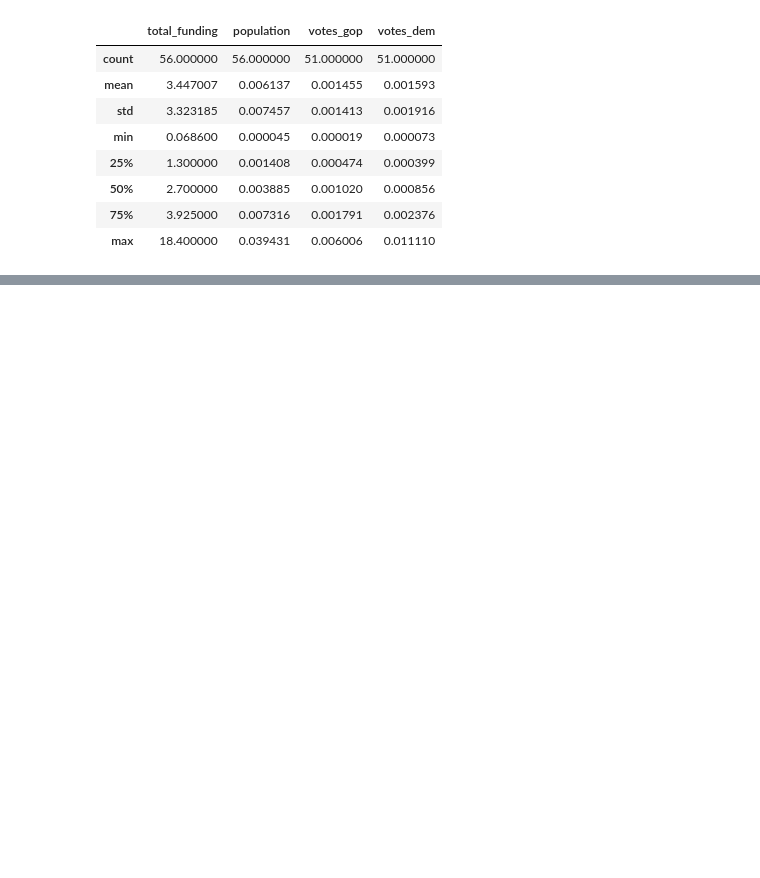
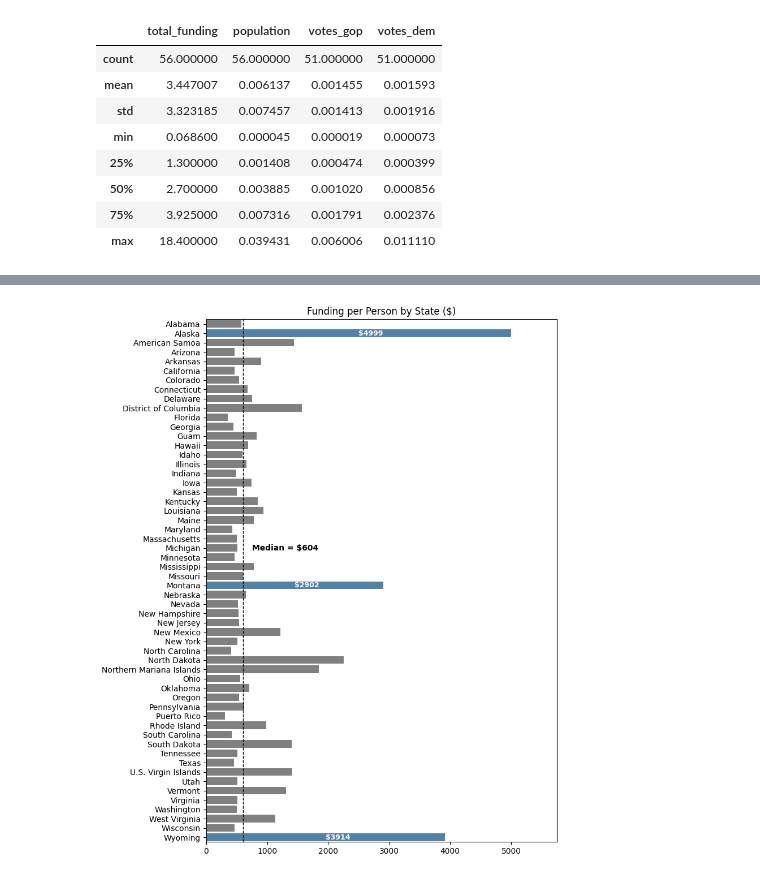
Before and after one commit to hellojohncruz/DATA-608, a Jupyter notebook: Story 01/jobs_act_allocation.ipynb, the cells around one changed output, grey strips where cells are left out. Cells and saved outputs as stored; diff of their text form; code cells hidden in the pictures; blank space fills up the shorter version.

```diff
--- a/Story 01/jobs_act_allocation.ipynb
+++ b/Story 01/jobs_act_allocation.ipynb
@@ -240,0 +340,63 @@ analysis_df.describe()
+# %%
+analysis_df['funding_ratio'] = analysis_df['total_funding'] /analysis_df['population']
+# %%
+plt.figure(figsize=(8, 12))
+
+# Compute 95th percentile
+top5pct_threshold = analysis_df["funding_ratio"].quantile(0.95)
+
+# Identify states in the top 5%
+top5pct_states = analysis_df[analysis_df["funding_ratio"] >= top5pct_threshold]["state"]
+
+ax = sns.barplot(
+    data=analysis_df,
+    x="funding_ratio",
+    y="state",
+    hue=analysis_df["state"].isin(top5pct_states),
+    dodge=False,
+    palette={True: "steelblue", False: "gray"},
+    legend=False
+)
+
+# Annotate top 5% states
+for i, (value, state) in enumerate(zip(analysis_df["funding_ratio"], analysis_df["state"])):
+    if state in top5pct_states.values:
+        ax.text(
+            value * 0.5,
+            i,
+            f"${round(value)}",
+            va="center",
+            ha="left",
+            fontsize=9,
+            color="white",
+            fontweight='bold'
+        )
+
+# Adjust x-axis
+max_val = analysis_df["funding_ratio"].max()
+ax.set_xlim(0, max_val * 1.15)
+
+# Median line
+median_val = analysis_df["funding_ratio"].median()
+ax.axvline(median_val, color="black", linestyle="--", linewidth=1)
+
+# Median annotation
+ax.text(
+    median_val + 0.03 * max_val,
+    24,
+    f"Median = ${round(median_val)}",
+    ha="left",
+    va="center",
+    fontsize=10,
+    color="black",
+    fontweight="bold",
+    backgroundcolor="white"
+)
+
+# Plot Features
+plt.title("Funding per Person by State ($)")
+ax.set_xlabel("")
+ax.set_ylabel("")
+plt.show()
+# %% [output]
+[figure, added]
```
Also changed, not shown: parts of 24 cells of this notebook.
